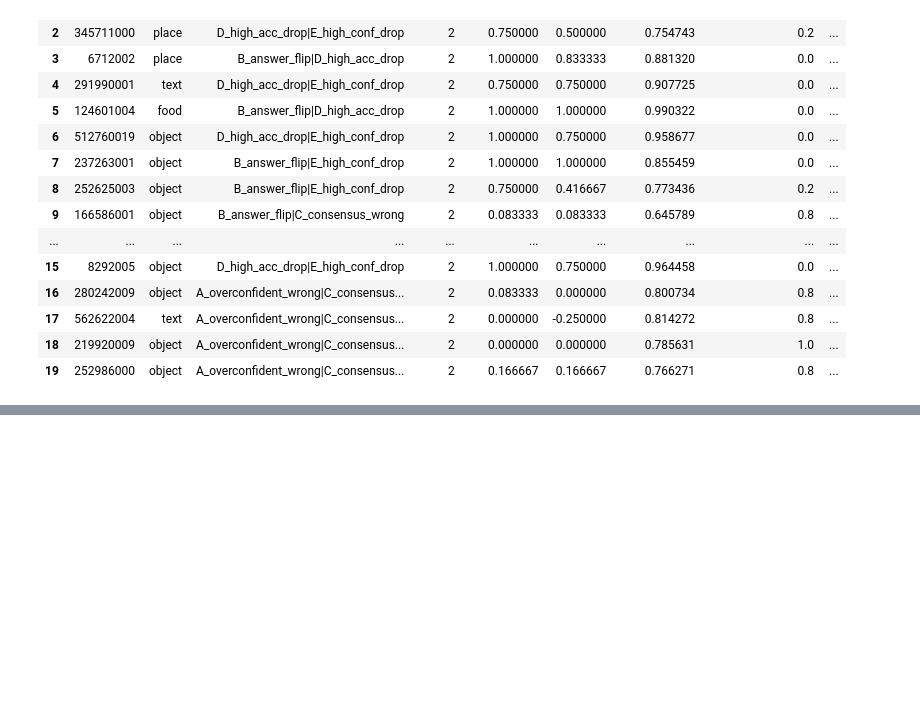
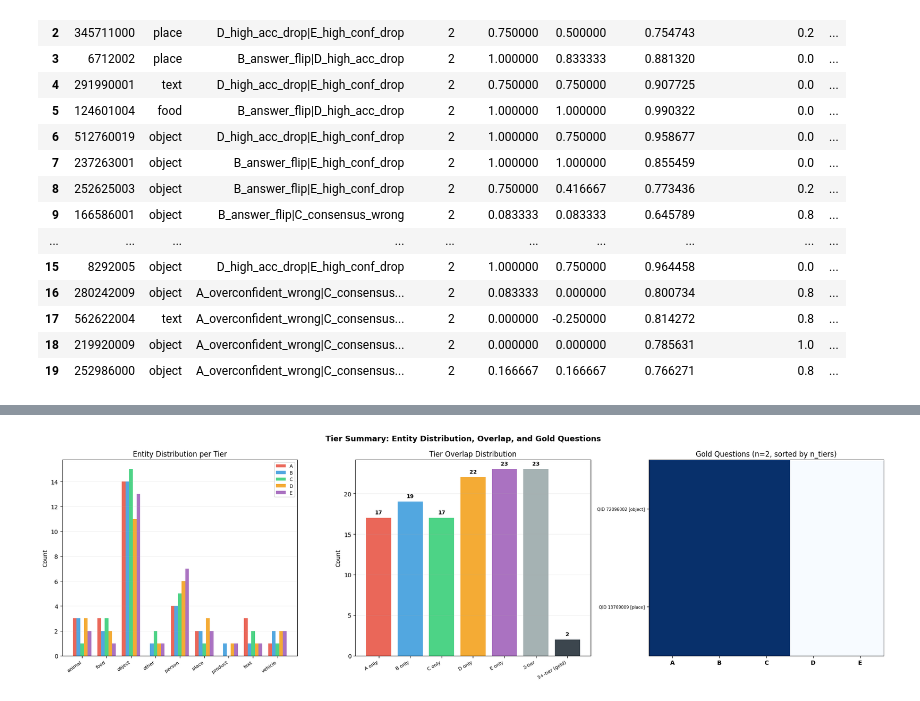
Before and after one commit to unolop/HPA, a Jupyter notebook: analysis/notebook/question_sampling.ipynb, the cells around one changed output, grey strips where cells are left out. Saved outputs shown, nothing was run; the diff lists cells and outputs as text; code cells hidden in the pictures; blank space fills up the shorter version.

```diff
--- a/analysis/notebook/question_sampling.ipynb
+++ b/analysis/notebook/question_sampling.ipynb
@@ -331,0 +642,94 @@ review_df[display_cols].head(20)
+# %%
+import matplotlib.pyplot as plt
+import numpy as np
+from collections import defaultdict
+
+TIER_KEYS  = ['A', 'B', 'C', 'D', 'E']
+TIER_NAMES = {'A': 'A_overconfident_wrong', 'B': 'B_answer_flip', 'C': 'C_consensus_wrong',
+              'D': 'D_high_acc_drop', 'E': 'E_high_conf_drop'}
+TIER_COLORS = {'A': '#e74c3c', 'B': '#3498db', 'C': '#2ecc71', 'D': '#f39c12', 'E': '#9b59b6'}
+ENT_CATS   = sorted(qdf['ent'].dropna().unique())
+
+# ── Entity distribution per tier ─────────────────────────────────────────────
+tier_ent = {}
+for t in TIER_KEYS:
+    name = TIER_NAMES[t]
+    ids = sampled_df[sampled_df['tiers'].str.contains(name)]['question_id'].tolist()
+    sub = sampled_df[sampled_df['question_id'].isin(ids)]
+    tier_ent[t] = sub['ent'].value_counts().reindex(ENT_CATS, fill_value=0)
+
+# ── Tier overlap ──────────────────────────────────────────────────────────────
+overlap_counts = {'A only': 0, 'B only': 0, 'C only': 0, 'D only': 0, 'E only': 0,
+                  '2-tier': 0, '3+-tier (gold)': 0}
+for _, row in sampled_df.iterrows():
+    n = row['n_tiers']
+    if n == 1:
+        t = row['tiers'].split('_')[0]
+        overlap_counts[f'{t} only'] += 1
+    elif n == 2:
+        overlap_counts['2-tier'] += 1
+    else:
+        overlap_counts['3+-tier (gold)'] += 1
+
+# ── Gold questions ────────────────────────────────────────────────────────────
+gold_df = sampled_df[sampled_df['n_tiers'] >= 3].sort_values('n_tiers', ascending=False).head(20)
+
+fig, (ax1, ax2, ax3) = plt.subplots(1, 3, figsize=(20, 6))
+fig.suptitle('Tier Summary: Entity Distribution, Overlap, and Gold Questions',
+             fontsize=13, fontweight='bold')
+
+# Left — grouped bar chart
+bar_width = 0.15
+ent_x = np.arange(len(ENT_CATS))
+for i, t in enumerate(TIER_KEYS):
+    ax1.bar(ent_x + i * bar_width, tier_ent[t].values, width=bar_width,
+            label=t, color=TIER_COLORS[t], alpha=0.85)
+ax1.set_xticks(ent_x + bar_width * 2)
+ax1.set_xticklabels(ENT_CATS, rotation=35, ha='right', fontsize=8)
+ax1.set_ylabel('Count')
+ax1.set_title('Entity Distribution per Tier')
+ax1.legend(fontsize=8)
+ax1.grid(True, axis='y', alpha=0.2)
+
+# Middle — tier overlap bars
+bar_colors = ['#e74c3c','#3498db','#2ecc71','#f39c12','#9b59b6','#95a5a6','#1a252f']
+bars = ax2.bar(range(len(overlap_counts)), list(overlap_counts.values()),
+               color=bar_colors, alpha=0.85)
+for bar, val in zip(bars, overlap_counts.values()):
+    if val > 0:
+        ax2.text(bar.get_x() + bar.get_width()/2, bar.get_height() + 0.3,
+                 str(val), ha='center', va='bottom', fontsize=9, fontweight='bold')
+ax2.set_xticks(range(len(overlap_counts)))
+ax2.set_xticklabels(list(overlap_counts.keys()), rotation=30, ha='right', fontsize=8)
+ax2.set_ylabel('Count')
+ax2.set_title('Tier Overlap Distribution')
+ax2.grid(True, axis='y', alpha=0.2)
+
+# Right — gold question heatmap
+tier_binary = np.zeros((len(gold_df), len(TIER_KEYS)))
+for r_idx, (_, row) in enumerate(gold_df.iterrows()):
+    for c_idx, t in enumerate(TIER_KEYS):
+        if TIER_NAMES[t] in row['tiers']:
+            tier_binary[r_idx, c_idx] = 1.0
+
+ax3.imshow(tier_binary, cmap='Blues', aspect='auto', vmin=0, vmax=1)
+ax3.set_xticks(range(len(TIER_KEYS)))
+ax3.set_xticklabels(TIER_KEYS, fontsize=10, fontweight='bold')
+ytick_labels = [f"QID {row['question_id']} [{row['ent']}]"
+                for _, row in gold_df.iterrows()]
+ax3.set_yticks(range(len(gold_df)))
+ax3.set_yticklabels(ytick_labels, fontsize=7)
+ax3.set_title(f'Gold Questions (n={len(gold_df)}, sorted by n_tiers)')
+ax3.grid(False)
+
+plt.tight_layout()
+plt.savefig(f'{FIGURES_DIR}/tier_summary.png', dpi=150, bbox_inches='tight')
+plt.show()
+
+gold_count = overlap_counts['3+-tier (gold)']
+print(f"Gold questions (3+ tiers): {gold_count}")
+print("Gold questions should be prioritized for the human study — they simultaneously probe")
+print("multiple failure modes and provide the richest signal about whether humans share the")
+print("model's biases.")
+# %% [output]
+[figure, added]
```
Also changed, not shown: parts of 9 cells of this notebook, 8 other files.
